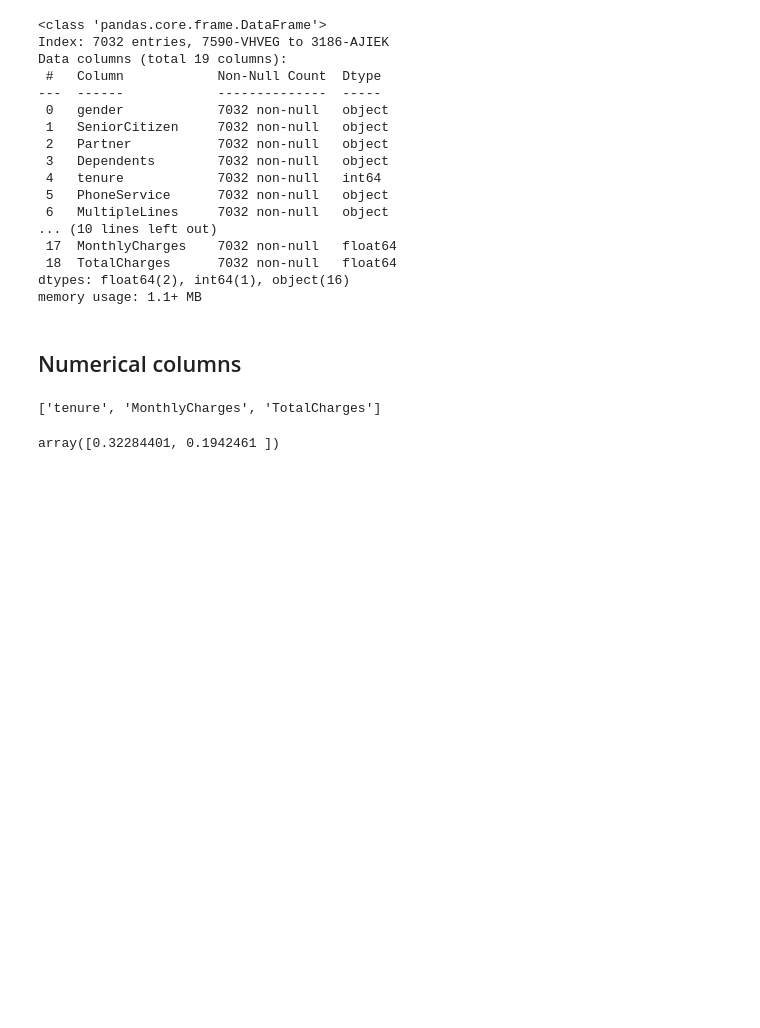
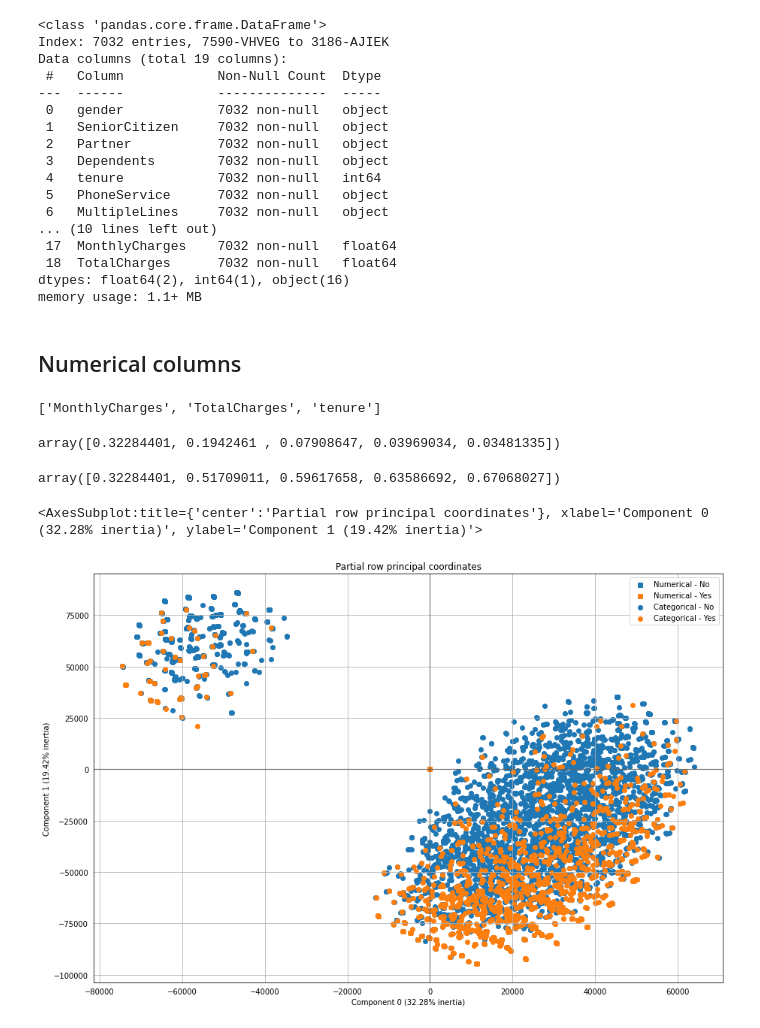
Before and after one commit to Vergenter/DataEmbeddingandVisualization, a Jupyter notebook: notebooks/FAMD.ipynb, the cells around one changed output. Saved outputs shown, nothing was run; the diff lists cells and outputs as text; code cells hidden in the pictures; blank space fills up the shorter version.

```diff
--- a/notebooks/FAMD.ipynb
+++ b/notebooks/FAMD.ipynb
@@ -1,7 +1,11 @@
 # %%
 from pandas import read_csv,to_numeric
 from prince import FAMD
-customer_churn = read_csv('../data/Customer_churn.csv', index_col="customerID").drop(['Churn'], axis='columns')
+customer_churn = read_csv('../data/Customer_churn.csv', index_col="customerID")
+customer_churn["TotalCharges"]=to_numeric(customer_churn["TotalCharges"],errors='coerce')
+customer_churn = customer_churn.dropna()
+labels = customer_churn['Churn']
+customer_churn = customer_churn.drop(['Churn'], axis='columns')
 customer_churn['SeniorCitizen'].replace({0: 'No', 1: 'Yes'}, inplace=True)
 # %%
 customer_churn.head()
@@ -43,10 +47,15 @@ memory usage: 1.1+ MB
 import numpy as np
 list(set(customer_churn.select_dtypes(np.number).columns.tolist()))
 # %% [output]
-['tenure', 'MonthlyCharges', 'TotalCharges']
+['MonthlyCharges', 'TotalCharges', 'tenure']
 # %%
-famd = FAMD(n_components=2, random_state=42)
+famd = FAMD(n_components=5, random_state=42)
 famd.fit(customer_churn)
 famd.explained_inertia_
 # %% [output]
-array([0.32284401, 0.1942461 ])
+array([0.32284401, 0.1942461 , 0.07908647, 0.03969034, 0.03481335])
+# %%
+from numpy import cumsum
+cumsum(famd.explained_inertia_)
+# %% [output]
+array([0.32284401, 0.51709011, 0.59617658, 0.63586692, 0.67068027])
@@ -52,0 +65,5 @@ array([0.32284401, 0.1942461 ])
+# %%
+famd.plot_partial_row_coordinates(customer_churn,figsize=(15, 10),color_labels=labels)
+# %% [output]
+<AxesSubplot:title={'center':'Partial row principal coordinates'}, xlabel='Component 0 (32.28% inertia)', ylabel='Component 1 (19.42% inertia)'>
+[figure, added]
```
Also changed, not shown: parts of 3 cells of this notebook, 8 other files.
